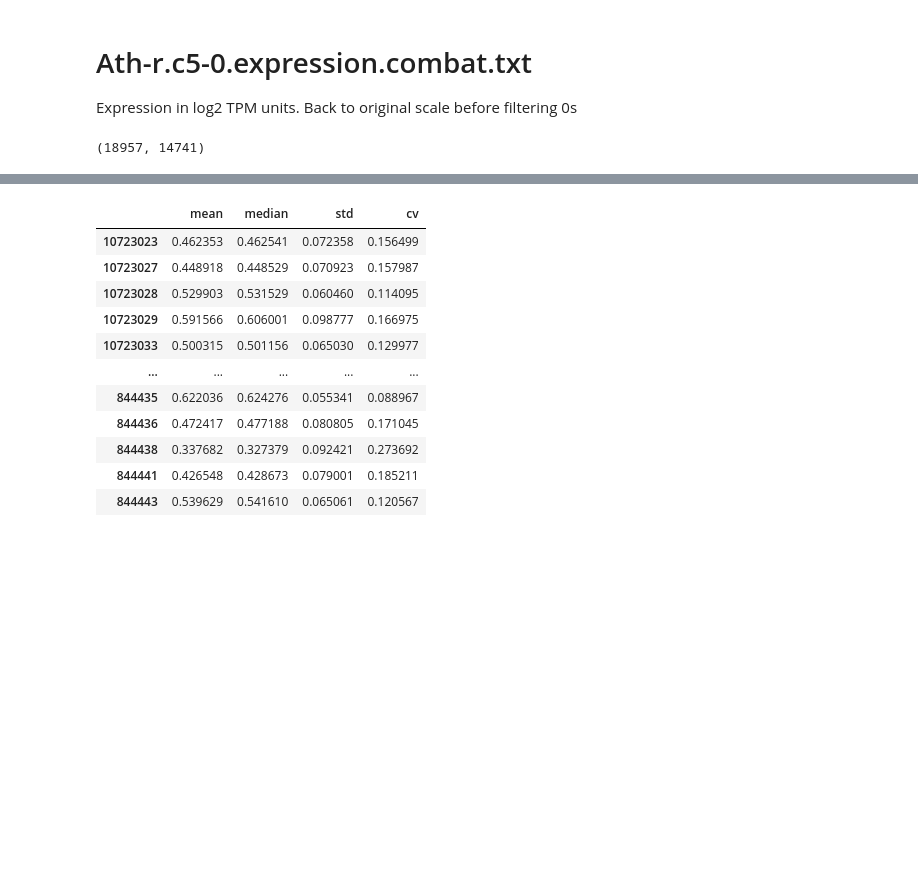
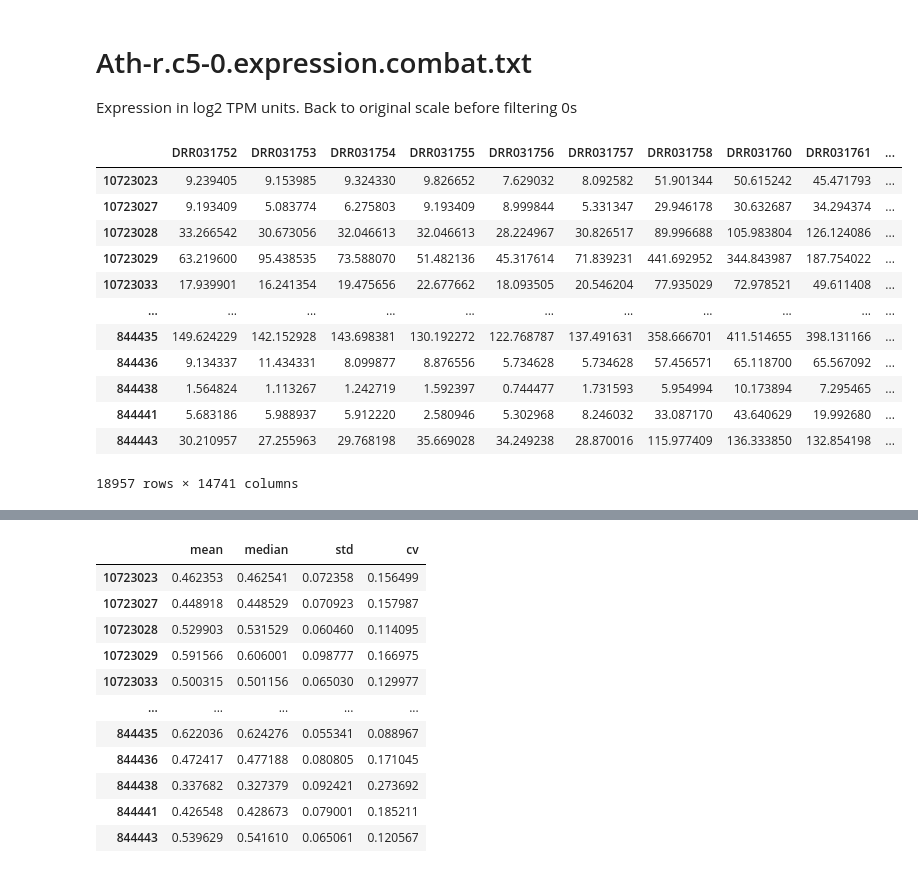
Before and after one commit to roinaveiro/dna_optim, a Jupyter notebook: EDA.ipynb, the cells around one changed output, grey strips where cells are left out. Saved outputs shown, nothing was run; the diff lists cells and outputs as text; code cells hidden in the pictures; blank space fills up the shorter version.

```diff
--- a/EDA.ipynb
+++ b/EDA.ipynb
@@ -103,6 +117,4 @@ Expression in log2 TPM units. Back to original scale before filtering 0s
 # %%
 data = pd.read_csv("data/data_atted/original_files/Ath-r.c5-0.expression.combat.txt", sep = "\t")
 # %%
-data.shape
+data = 2**data
-# %% [output]
-(18957, 14741)
@@ -110,0 +134,16 @@ data_red = remove_low_expression_genes(data, pct_0=0.1)
+# %%
+data
+# %% [output]
+|  | DRR031752 | DRR031753 | DRR031754 | DRR031755 | DRR031756 | DRR031757 | DRR031758 | DRR031760 | DRR031761 | ... |
+| 10723023 | 9.239405 | 9.153985 | 9.324330 | 9.826652 | 7.629032 | 8.092582 | 51.901344 | 50.615242 | 45.471793 | ... |
+| 10723027 | 9.193409 | 5.083774 | 6.275803 | 9.193409 | 8.999844 | 5.331347 | 29.946178 | 30.632687 | 34.294374 | ... |
+| 10723028 | 33.266542 | 30.673056 | 32.046613 | 32.046613 | 28.224967 | 30.826517 | 89.996688 | 105.983804 | 126.124086 | ... |
+| 10723029 | 63.219600 | 95.438535 | 73.588070 | 51.482136 | 45.317614 | 71.839231 | 441.692952 | 344.843987 | 187.754022 | ... |
+| 10723033 | 17.939901 | 16.241354 | 19.475656 | 22.677662 | 18.093505 | 20.546204 | 77.935029 | 72.978521 | 49.611408 | ... |
+| ... | ... | ... | ... | ... | ... | ... | ... | ... | ... | ... |
+| 844435 | 149.624229 | 142.152928 | 143.698381 | 130.192272 | 122.768787 | 137.491631 | 358.666701 | 411.514655 | 398.131166 | ... |
+| 844436 | 9.134337 | 11.434331 | 8.099877 | 8.876556 | 5.734628 | 5.734628 | 57.456571 | 65.118700 | 65.567092 | ... |
+| 844438 | 1.564824 | 1.113267 | 1.242719 | 1.592397 | 0.744477 | 1.731593 | 5.954994 | 10.173894 | 7.295465 | ... |
+| 844441 | 5.683186 | 5.988937 | 5.912220 | 2.580946 | 5.302968 | 8.246032 | 33.087170 | 43.640629 | 19.992680 | ... |
+| 844443 | 30.210957 | 27.255963 | 29.768198 | 35.669028 | 34.249238 | 28.870016 | 115.977409 | 136.333850 | 132.854198 | ... |
+18957 rows × 14741 columns
```
Also changed, not shown: parts of 13 cells of this notebook, 2 other files.
